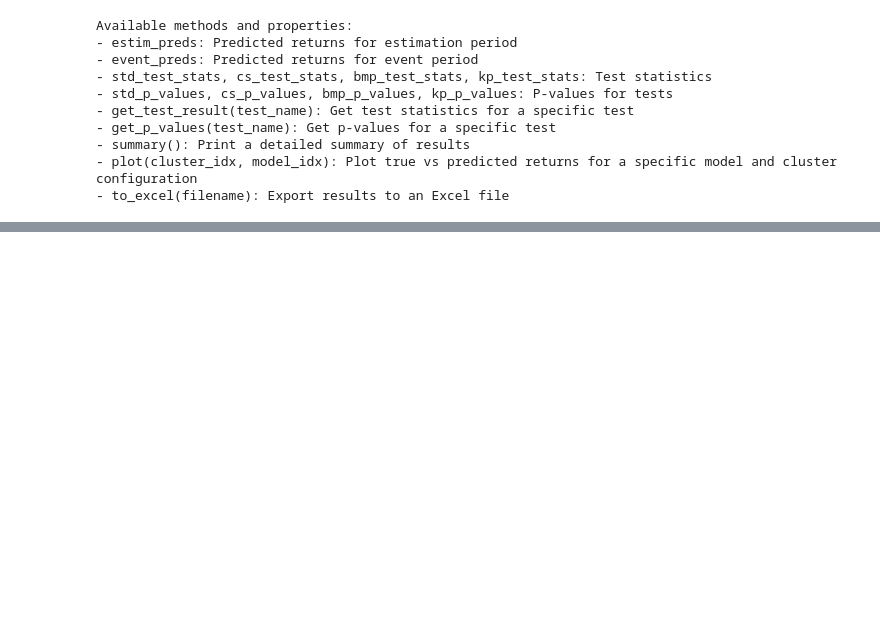
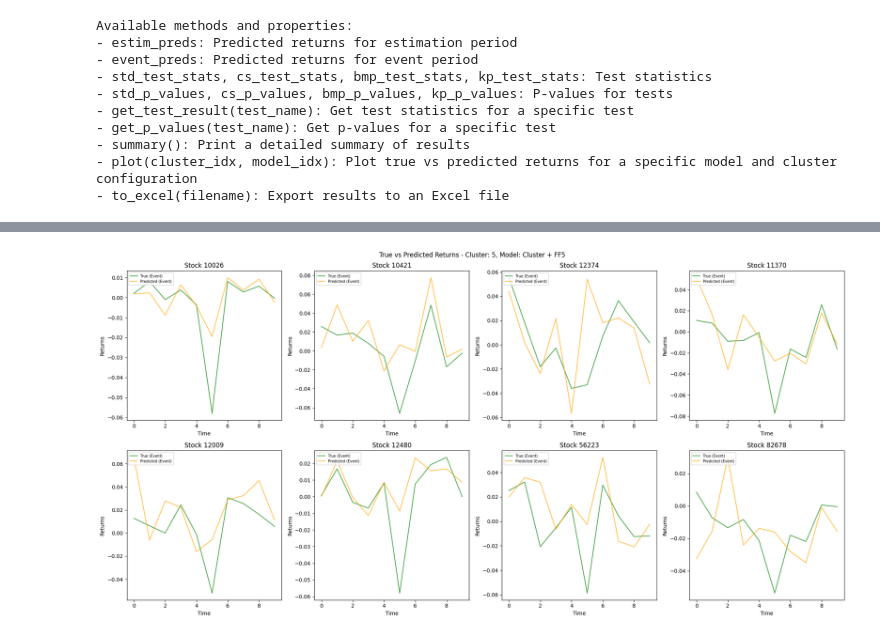
Before and after one commit to remigenet/py_event_studies, a Jupyter notebook: example/demo.ipynb, the cells around one changed output, grey strips where cells are left out. Drawn from its saved outputs; the diff is of its cells as text; code cells hidden in the pictures; blank space fills up the shorter version.

```diff
--- a/example/demo.ipynb
+++ b/example/demo.ipynb
@@ -176,0 +207,5 @@ results.to_excel('../.data/event_study_results.xlsx')
+# %%
+shocked_results = results.create_shocked_results(shock=0.05)
+shocked_results.plot(5, 'Cluster + FF5', only_event=True)
+# %% [output]
+[figure, added]
```
Also changed, not shown: parts of 17 cells of this notebook, 5 other files.
